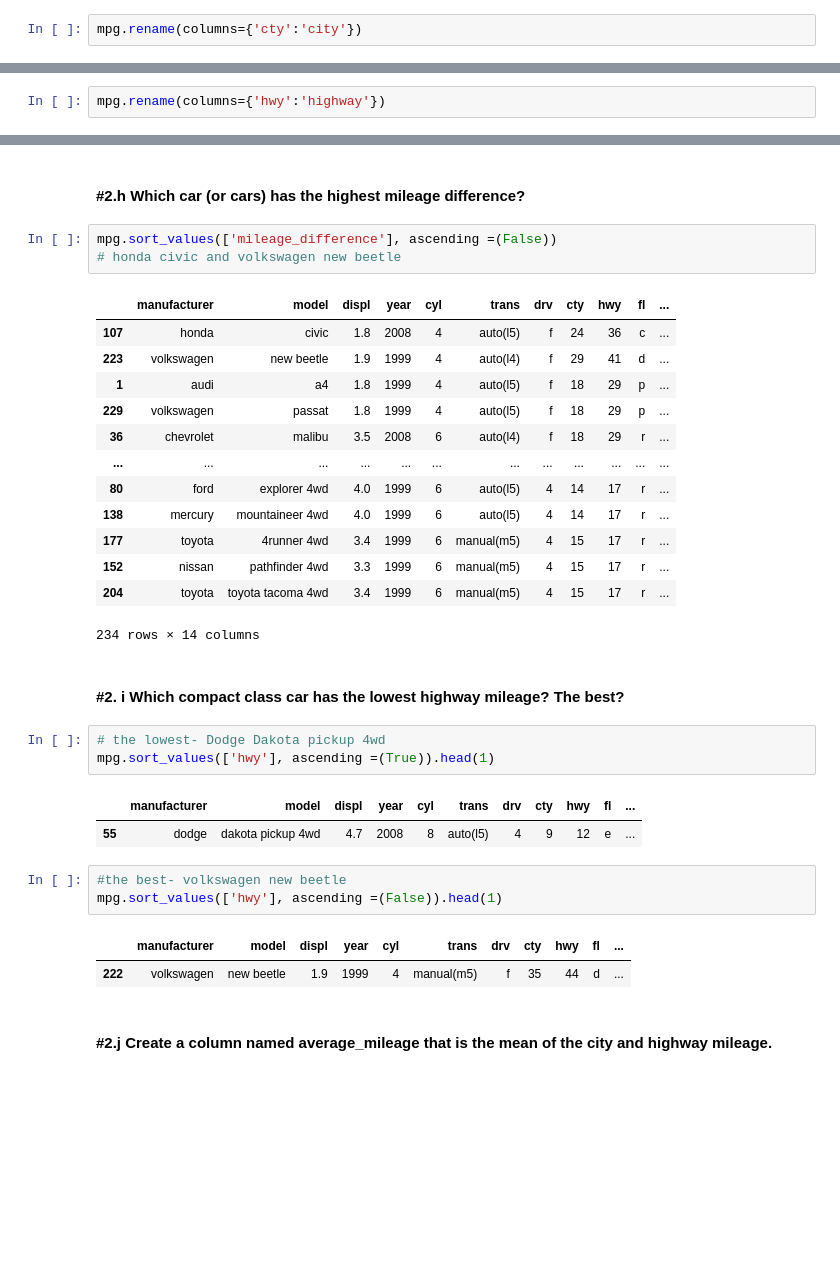
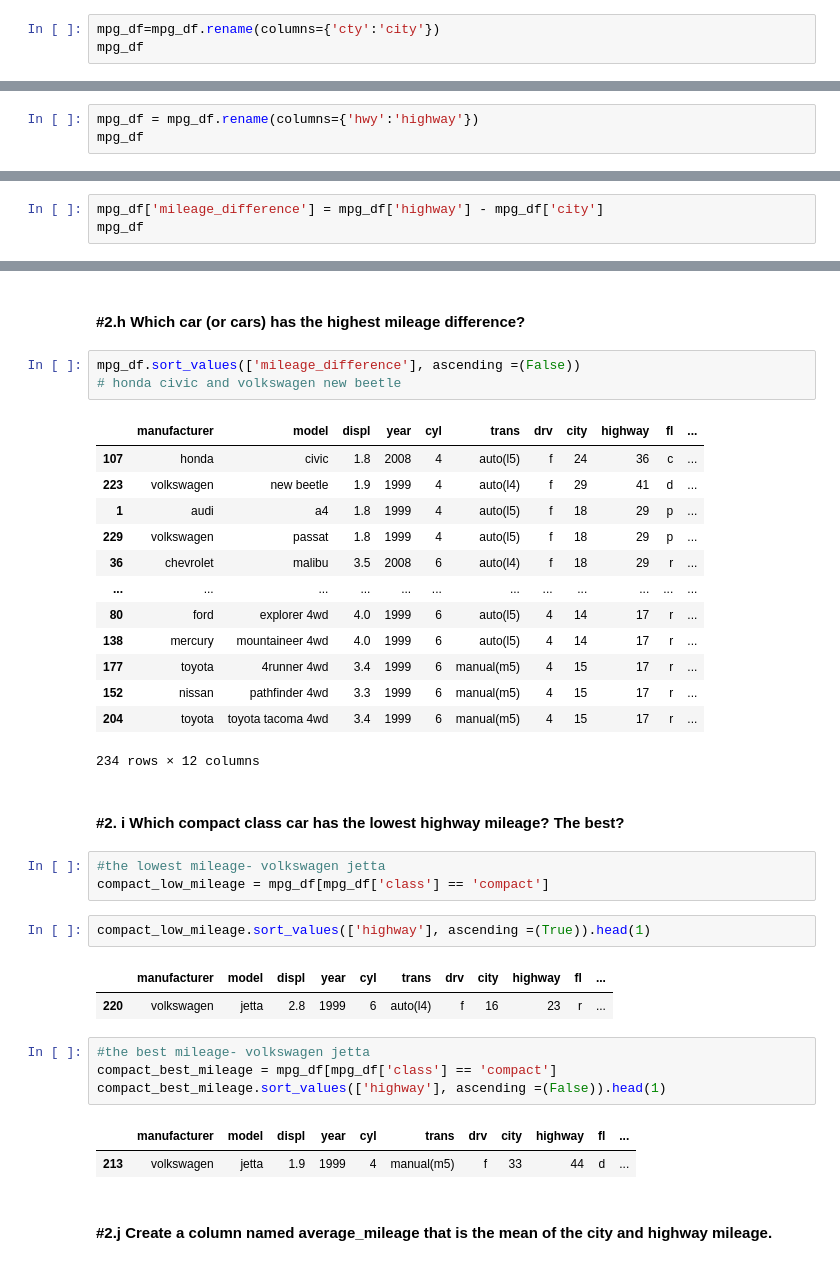
Before and after one commit to natasharivers/numpy-pandas-visualization-exercises, a Jupyter notebook: dataframe.ipynb, the cells around one changed output, grey strips where cells are left out. Cells and saved outputs as stored; diff of their text form; blank space fills up the shorter version.

```diff
--- a/dataframe.ipynb
+++ b/dataframe.ipynb
@@ -200,7 +243,8 @@ mpg.describe()
 # %% [markdown]
 #### #2.d. Rename the cty column to city.
 # %%
-mpg.rename(columns={'cty':'city'})
+mpg_df=mpg_df.rename(columns={'cty':'city'})
+mpg_df
 # %% [output]
 |  | manufacturer | model | displ | year | cyl | trans | drv | city | hwy | fl | ... |
 | 1 | audi | a4 | 1.8 | 1999 | 4 | auto(l5) | f | 18 | 29 | p | ... |
@@ -218,5 +262,6 @@ mpg.rename(columns={'cty':'city'})
 # %% [markdown]
 #### #2.e Rename the hwy column to highway.
 # %%
-mpg.rename(columns={'hwy':'highway'})
+mpg_df = mpg_df.rename(columns={'hwy':'highway'})
+mpg_df
 # %% [output]
@@ -261,0 +290,3 @@ mpg
+# %%
+mpg_df['mileage_difference'] = mpg_df['highway'] - mpg_df['city']
+mpg_df
@@ -262,10 +307,10 @@ mpg
 # %% [markdown]
 #### #2.h Which car (or cars) has the highest mileage difference?
 # %%
-mpg.sort_values(['mileage_difference'], ascending =(False))
+mpg_df.sort_values(['mileage_difference'], ascending =(False))
 # honda civic and volkswagen new beetle
 # %% [output]
-|  | manufacturer | model | displ | year | cyl | trans | drv | cty | hwy | fl | ... |
+|  | manufacturer | model | displ | year | cyl | trans | drv | city | highway | fl | ... |
 | 107 | honda | civic | 1.8 | 2008 | 4 | auto(l5) | f | 24 | 36 | c | ... |
 | 223 | volkswagen | new beetle | 1.9 | 1999 | 4 | auto(l4) | f | 29 | 41 | d | ... |
 | 1 | audi | a4 | 1.8 | 1999 | 4 | auto(l5) | f | 18 | 29 | p | ... |
@@ -277,20 +322,23 @@ mpg.sort_values(['mileage_difference'], ascending =(False))
 | 177 | toyota | 4runner 4wd | 3.4 | 1999 | 6 | manual(m5) | 4 | 15 | 17 | r | ... |
 | 152 | nissan | pathfinder 4wd | 3.3 | 1999 | 6 | manual(m5) | 4 | 15 | 17 | r | ... |
 | 204 | toyota | toyota tacoma 4wd | 3.4 | 1999 | 6 | manual(m5) | 4 | 15 | 17 | r | ... |
-234 rows × 14 columns
+234 rows × 12 columns
 # %% [markdown]
 #### #2. i Which compact class car has the lowest highway mileage? The best?
+# %%
+#the lowest mileage- volkswagen jetta
+compact_low_mileage = mpg_df[mpg_df['class'] == 'compact']
 # %%
-# the lowest- Dodge Dakota pickup 4wd
-mpg.sort_values(['hwy'], ascending =(True)).head(1)
+compact_low_mileage.sort_values(['highway'], ascending =(True)).head(1)
 # %% [output]
-|  | manufacturer | model | displ | year | cyl | trans | drv | cty | hwy | fl | ... |
-| 55 | dodge | dakota pickup 4wd | 4.7 | 2008 | 8 | auto(l5) | 4 | 9 | 12 | e | ... |
+|  | manufacturer | model | displ | year | cyl | trans | drv | city | highway | fl | ... |
+| 220 | volkswagen | jetta | 2.8 | 1999 | 6 | auto(l4) | f | 16 | 23 | r | ... |
 # %%
-#the best- volkswagen new beetle
-mpg.sort_values(['hwy'], ascending =(False)).head(1)
+#the best mileage- volkswagen jetta
+compact_best_mileage = mpg_df[mpg_df['class'] == 'compact']
+compact_best_mileage.sort_values(['highway'], ascending =(False)).head(1)
 # %% [output]
-|  | manufacturer | model | displ | year | cyl | trans | drv | cty | hwy | fl | ... |
-| 222 | volkswagen | new beetle | 1.9 | 1999 | 4 | manual(m5) | f | 35 | 44 | d | ... |
+|  | manufacturer | model | displ | year | cyl | trans | drv | city | highway | fl | ... |
+| 213 | volkswagen | jetta | 1.9 | 1999 | 4 | manual(m5) | f | 33 | 44 | d | ... |
 # %% [markdown]
 #### #2.j Create a column named average_mileage that is the mean of the city and highway mileage.
```
Also changed, not shown: parts of 32 cells of this notebook, 1 other file.
